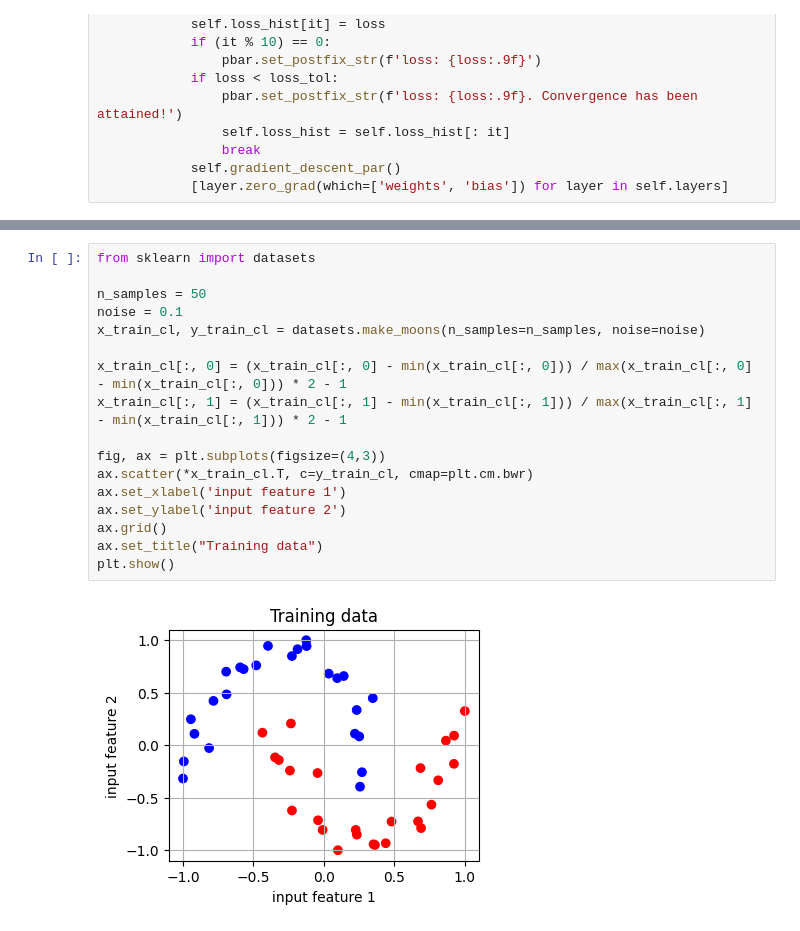
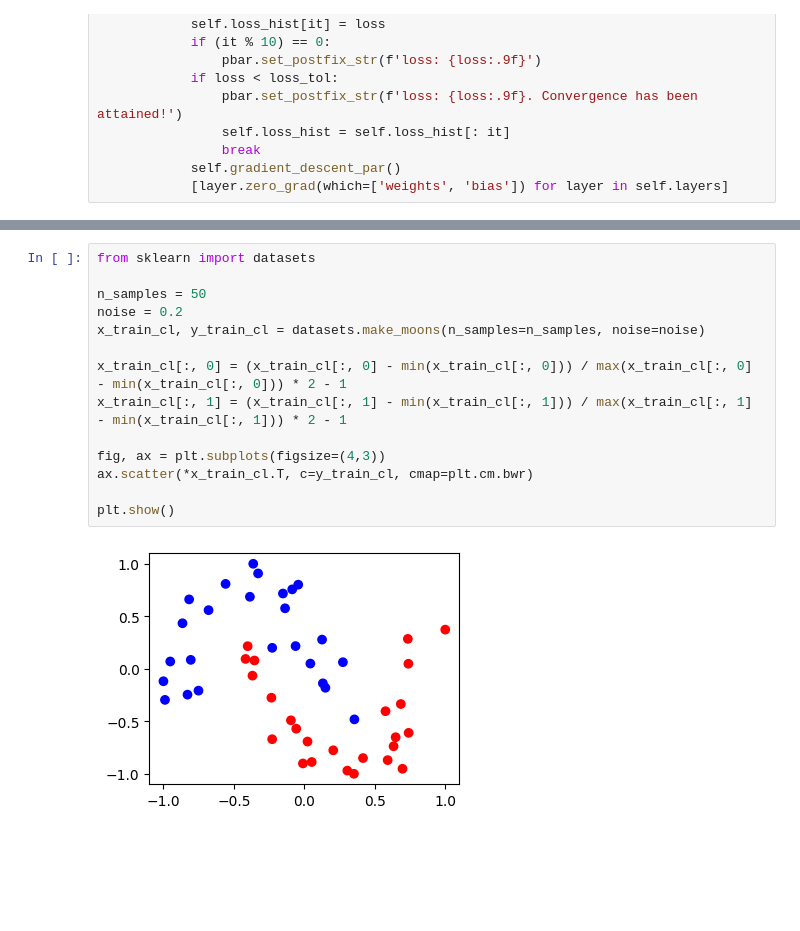
Before and after one commit to VaibhavMathur-2003/Research-Paper-Implementation, a Jupyter notebook: KAN/kanxmlp.ipynb, the cells around one changed output, grey strips where cells are left out. Saved outputs shown, nothing was run; the diff lists cells and outputs as text; blank space fills up the shorter version.

```diff
--- a/KAN/kanxmlp.ipynb
+++ b/KAN/kanxmlp.ipynb
@@ -355,20 +352,17 @@ plt.show()
 # %%
 from sklearn import datasets
 
 n_samples = 50
-noise = 0.1
+noise = 0.2
 x_train_cl, y_train_cl = datasets.make_moons(n_samples=n_samples, noise=noise)
 
 x_train_cl[:, 0] = (x_train_cl[:, 0] - min(x_train_cl[:, 0])) / max(x_train_cl[:, 0] - min(x_train_cl[:, 0])) * 2 - 1
 x_train_cl[:, 1] = (x_train_cl[:, 1] - min(x_train_cl[:, 1])) / max(x_train_cl[:, 1] - min(x_train_cl[:, 1])) * 2 - 1
 
 fig, ax = plt.subplots(figsize=(4,3))
 ax.scatter(*x_train_cl.T, c=y_train_cl, cmap=plt.cm.bwr)
-ax.set_xlabel('input feature 1')
-ax.set_ylabel('input feature 2')
-ax.grid()
-ax.set_title("Training data")
+
 plt.show()
 # %% [output]
-[figure, old version]
+[figure, new version]
 # %%
```
Also changed, not shown: parts of 4 cells of this notebook.
